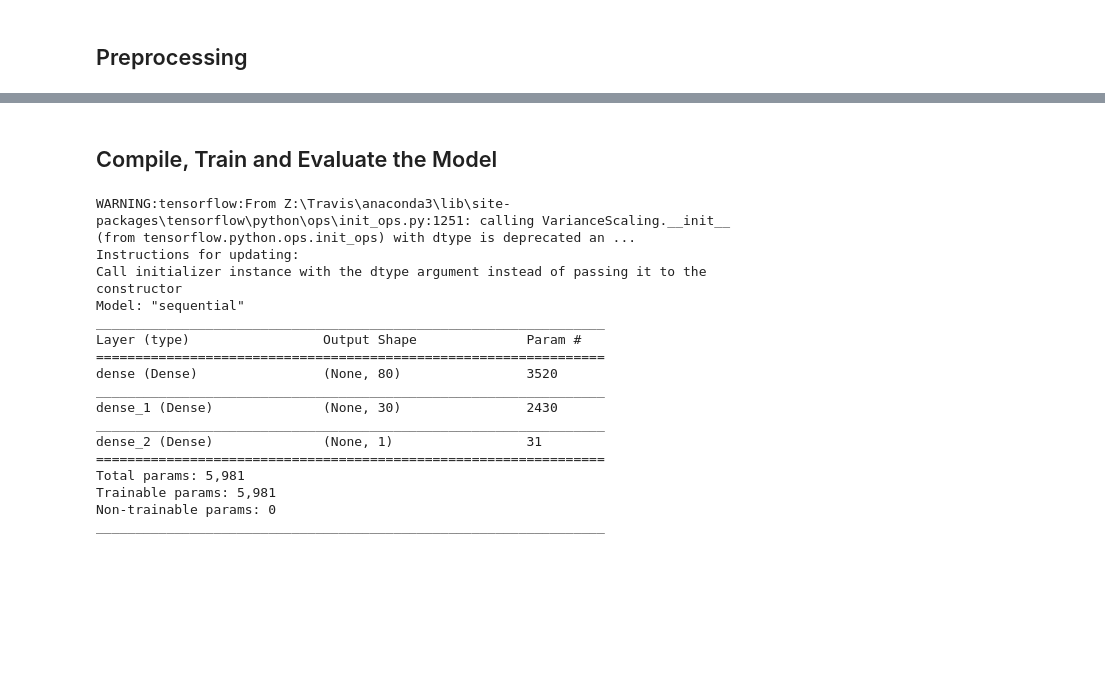
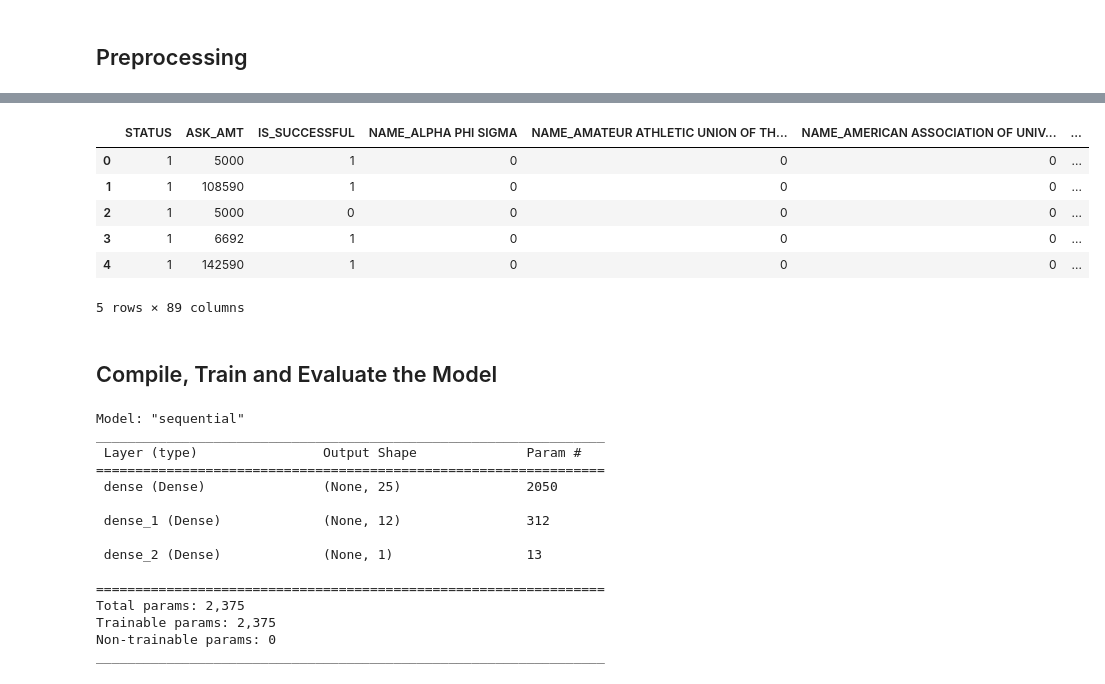
Before and after one commit to klew1230/Deep-Learning, a Jupyter notebook: Starter_Code.ipynb, the cells around one changed output, grey strips where cells are left out. Saved outputs shown, nothing was run; the diff lists cells and outputs as text; code cells hidden in the pictures; blank space fills up the shorter version.

```diff
--- a/Starter_Code.ipynb
+++ b/Starter_Code.ipynb
@@ -49,0 +196,3 @@ clasval2
+# %%
+application_df3 = application_df2.apply(lambda x: x.mask(x.map(x.value_counts())<100, 'other') if x.name=='CLASSIFICATION' else x)
+application_df3.CLASSIFICATION.value_counts()
@@ -61,6 +222,15 @@ application_types_to_replace["CLASSIFICATION"].value_counts()
 # application_df['CLASSIFICATION'].value_counts()
 # %%
 # Convert categorical data to numeric with `pd.get_dummies`
-#  YOUR CODE GOES HERE
+application_df4 = pd.get_dummies(application_df3)
+application_df4.head()
+# %% [output]
+|  | STATUS | ASK_AMT | IS_SUCCESSFUL | NAME_ALPHA PHI SIGMA | NAME_AMATEUR ATHLETIC UNION OF TH... | NAME_AMERICAN ASSOCIATION OF UNIV... | ... |
+| 0 | 1 | 5000 | 1 | 0 | 0 | 0 | ... |
+| 1 | 1 | 108590 | 1 | 0 | 0 | 0 | ... |
+| 2 | 1 | 5000 | 0 | 0 | 0 | 0 | ... |
+| 3 | 1 | 6692 | 1 | 0 | 0 | 0 | ... |
+| 4 | 1 | 142590 | 1 | 0 | 0 | 0 | ... |
+5 rows × 89 columns
 # %%
 # Split our preprocessed data into our features and target arrays
@@ -87,31 +258,29 @@ X_test_scaled = X_scaler.transform(X_test)
 nn = tf.keras.models.Sequential()
 
 # First hidden layer
-#  YOUR CODE GOES HERE
+nn.add(tf.keras.layers.Dense(units=25, activation="relu", input_dim=81))
 
 # Second hidden layer
-#  YOUR CODE GOES HERE
+nn.add(tf.keras.layers.Dense(units=12, activation="relu"))
 
 # Output layer
-#  YOUR CODE GOES HERE
+nn.add(tf.keras.layers.Dense(units=1, activation="sigmoid"))
 
 # Check the structure of the model
 nn.summary()
 # %% [output]
-WARNING:tensorflow:From Z:\Travis\anaconda3\lib\site-packages\tensorflow\python\ops\init_ops.py:1251: calling VarianceScaling.__init__ (from tensorflow.python.ops.init_ops) with dtype is deprecated an ...
-Instructions for updating:
-Call initializer instance with the dtype argument instead of passing it to the constructor
 Model: "sequential"
 _________________________________________________________________
-Layer (type)                 Output Shape              Param #
+ Layer (type)                Output Shape              Param #
 =================================================================
-dense (Dense)                (None, 80)                3520
-_________________________________________________________________
-dense_1 (Dense)              (None, 30)                2430
-_________________________________________________________________
-dense_2 (Dense)              (None, 1)                 31
+ dense (Dense)               (None, 25)                2050
+
+ dense_1 (Dense)             (None, 12)                312
+
+ dense_2 (Dense)             (None, 1)                 13
+
 =================================================================
-Total params: 5,981
-Trainable params: 5,981
+Total params: 2,375
+Trainable params: 2,375
 Non-trainable params: 0
 _________________________________________________________________
```
Also changed, not shown: parts of 19 cells of this notebook.
